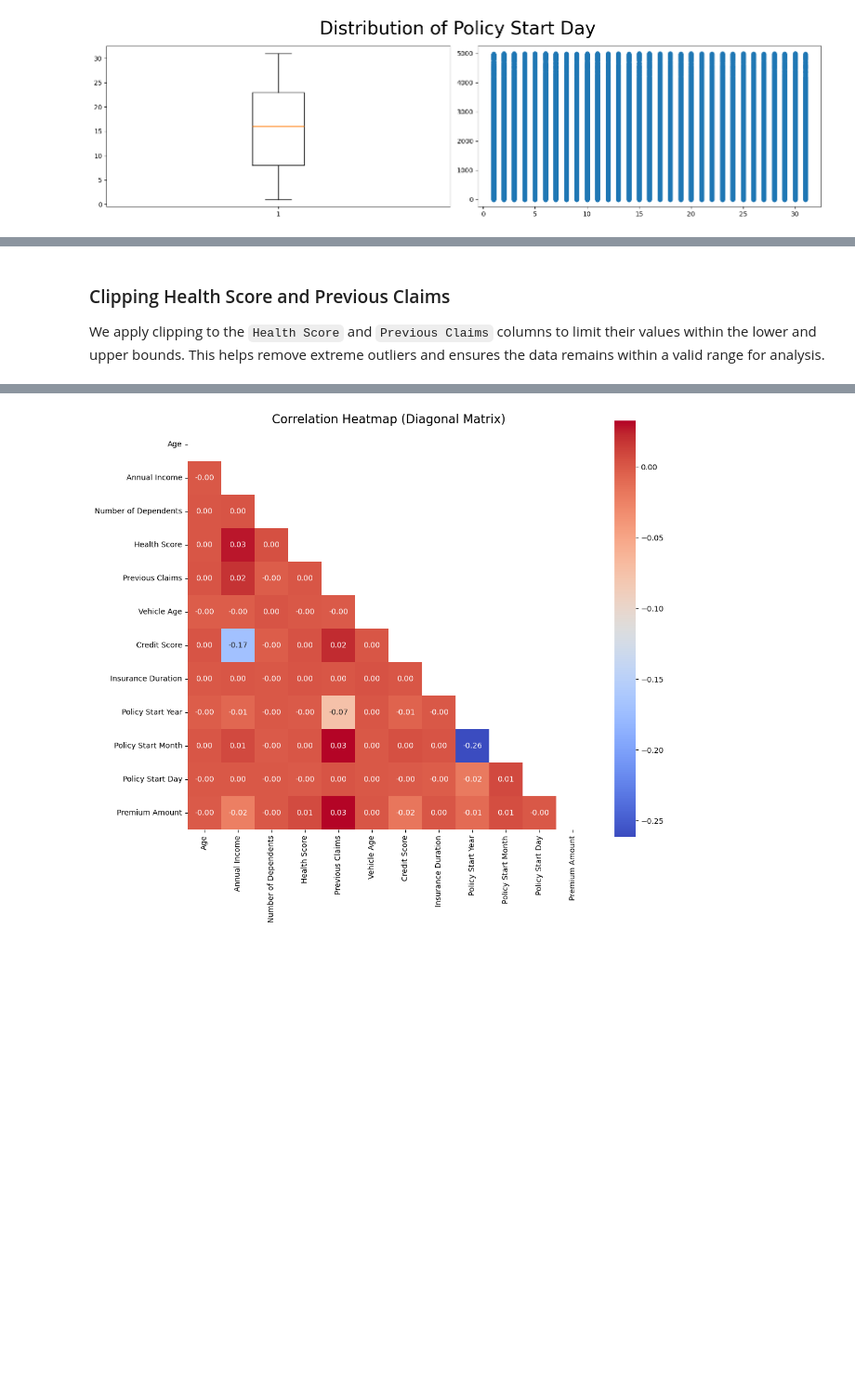
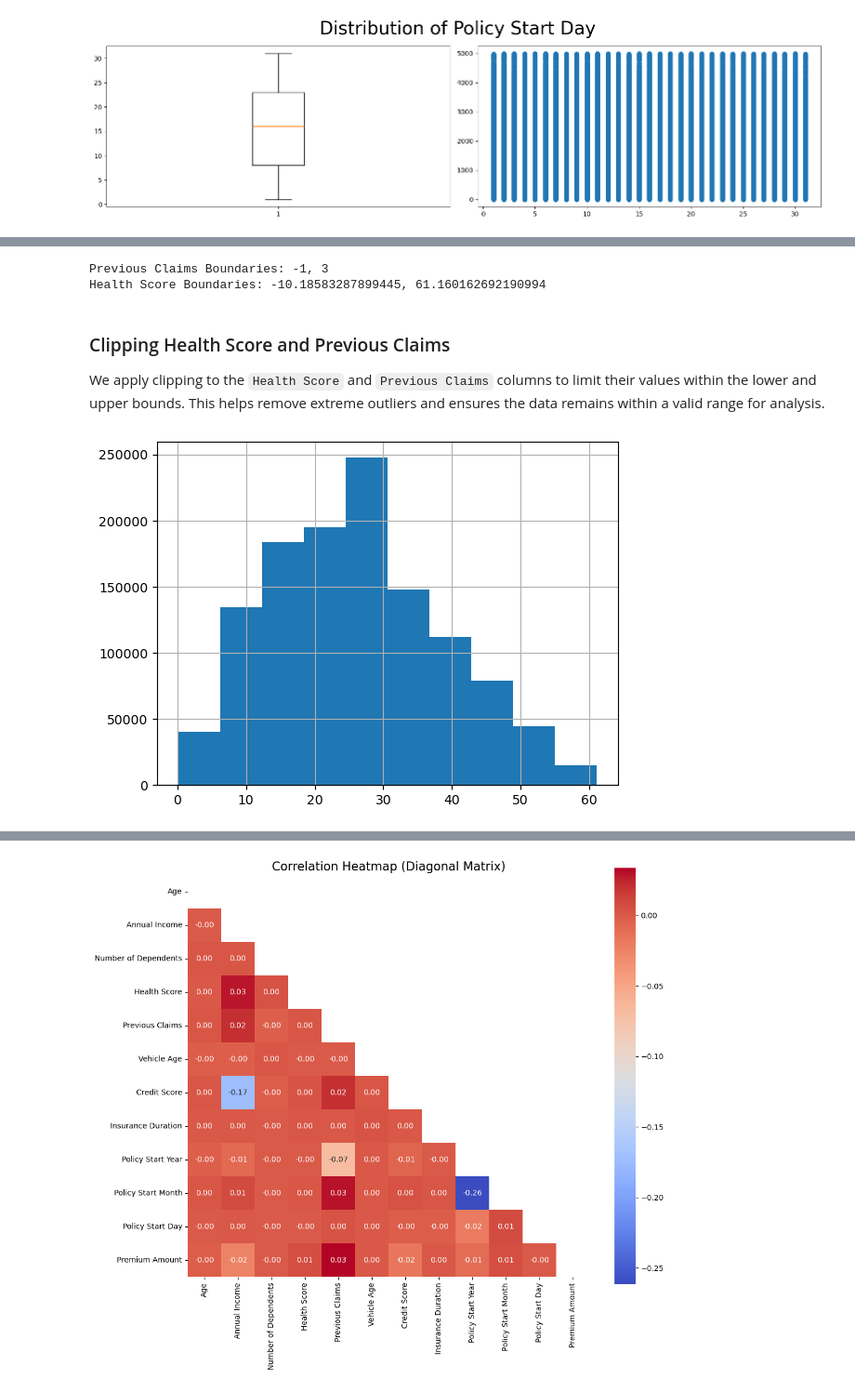
Before and after one commit to I-Scream-4-Icecream/Kaggle, a Jupyter notebook: Playground Series S4E12/eda.ipynb, the cells around one changed output, grey strips where cells are left out. Shown at 93% size. Drawn from its saved outputs; the diff is of its cells as text; code cells hidden in the pictures; blank space fills up the shorter version.

```diff
--- a/Playground Series S4E12/main.ipynb
+++ b/Playground Series S4E12/eda.ipynb
@@ -727,3 +745,9 @@ previous_claims_lower_bound, previous_claims_upper_bound = get_boundaries(train_
+# %%
+print(f"Previous Claims Boundaries: {previous_claims_lower_bound}, {previous_claims_upper_bound}")
+print(f"Health Score Boundaries: {health_lower_bound}, {health_upper_bound}")
+# %% [output]
+Previous Claims Boundaries: -1, 3
+Health Score Boundaries: -10.18583287899445, 61.160162692190994
 # %% [markdown]
 ### Clipping Health Score and Previous Claims
 
@@ -731,3 +755,7 @@ We apply clipping to the `Health Score` and `Previous Claims` columns to limit t
 # %%
 train_df['Health Score'] = train_df['Health Score'].clip(lower=health_lower_bound, upper=health_upper_bound)
 train_df['Previous Claims'] = train_df['Previous Claims'].clip(lower=previous_claims_lower_bound, upper=previous_claims_upper_bound)
+# %%
+train_df['Health Score'].hist();
+# %% [output]
+[figure, added]
```
Also changed, not shown: parts of 54 cells of this notebook.
